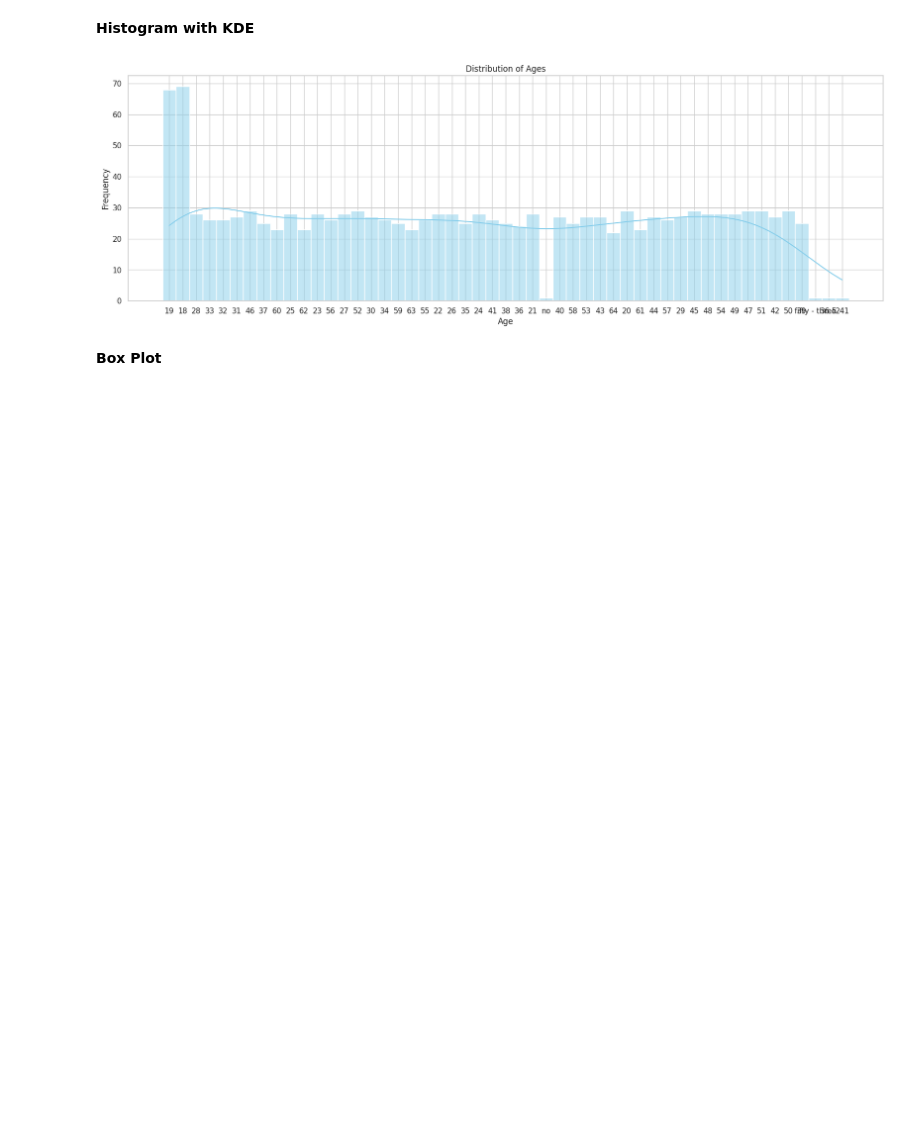
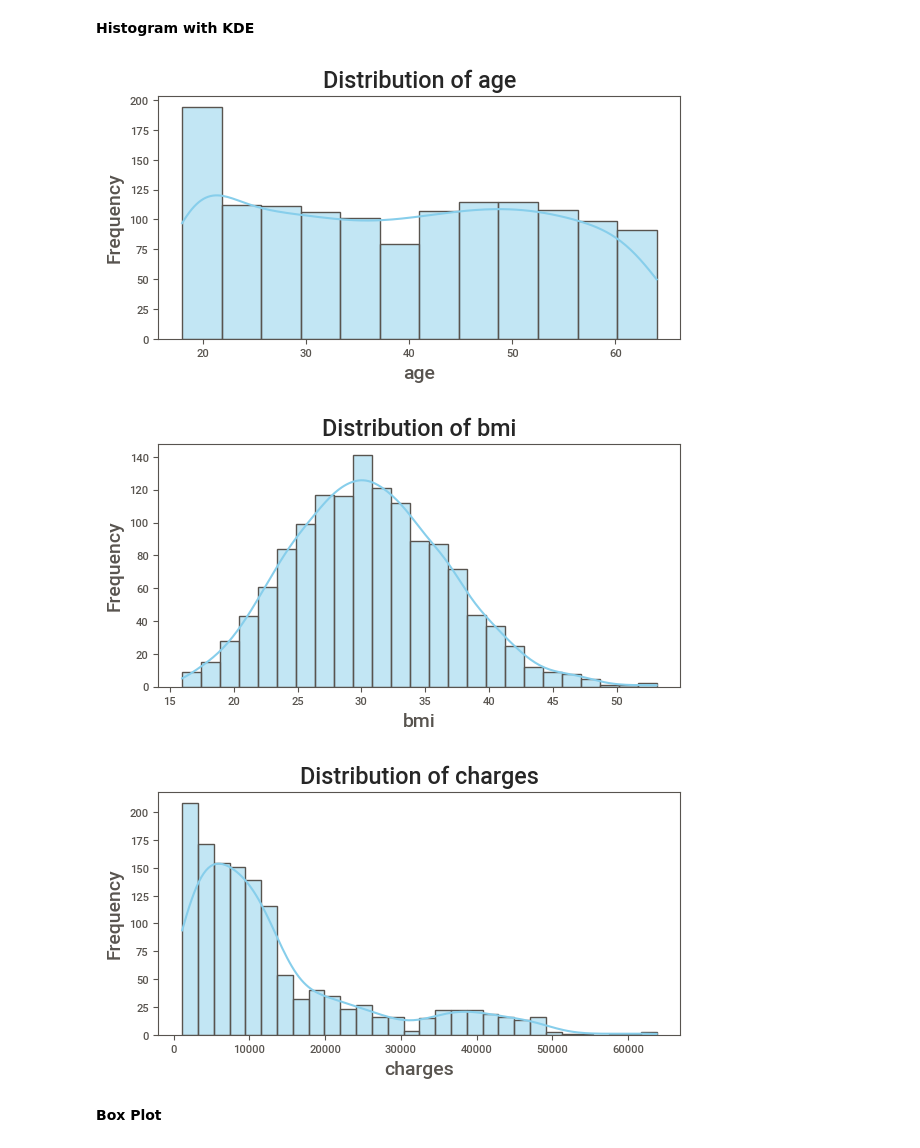
Before and after one commit to peyman886/Machine_Learning, a Jupyter notebook: Bahrak 1402-1/HomeWork/HW01/Machine_Learning_HW01.ipynb, the cells around one changed output. Drawn from its saved outputs; the diff is of its cells as text; code cells hidden in the pictures; blank space fills up the shorter version.

```diff
--- a/Bahrak 1402-1/HomeWork/HW01/Machine_Learning_HW01.ipynb
+++ b/Bahrak 1402-1/HomeWork/HW01/Machine_Learning_HW01.ipynb
@@ -180,3 +216,5 @@ print(insurance_data.describe())
 # %%
-# Count the unique values in the "sex" column
-print(insurance_data['sex'].value_counts())
+# Count the unique values in the categorical column
+for value in categorical_value:
+  print(insurance_data[value].value_counts())
+  print('\n\n')
@@ -201,0 +332,5 @@ An essential step in data cleaning is to check for validity. What is considered
+# %%
+# Count the unique values in the categorical column
+for value in categorical_value:
+  print(insurance_data[value].value_counts())
+  print('\n\n')
@@ -201,0 +380,5 @@ An essential step in data cleaning is to check for validity. What is considered
+# %%
+# Count the unique values in the categorical column
+for value in categorical_value:
+  print(insurance_data[value].value_counts())
+  print('\n\n')
@@ -201,0 +428,13 @@ An essential step in data cleaning is to check for validity. What is considered
+# %%
+#  identify which columns are impute with mode, mean, median
+mode_columns = ['sex', 'children', 'region']
+mean_columns = ['bmi']
+median_columns = ['age', 'charges']
+
+# Impute Missing Values
+insurance_data[mode_columns] = insurance_data[mode_columns].fillna(insurance_data[mode_columns].mode().iloc[0])
+insurance_data[mean_columns] = insurance_data[mean_columns].fillna(insurance_data[mean_columns].mean())
+insurance_data[median_columns] = insurance_data[median_columns].fillna(insurance_data[median_columns].median())
+
+# Verify the Result
+insurance_data.isna().sum()
@@ -266,14 +560,19 @@ import seaborn as sns
 # %% [markdown]
 **Histogram with KDE**
 # %%
-plt.figure(figsize=(20, 6))
-sns.histplot(insurance_data['age'], kde=True, color='skyblue')
-plt.xlabel('Age')
-plt.ylabel('Frequency')
-plt.title('Distribution of Ages')
-plt.show()
+# numeric_value = ['age', 'bmi', 'charges']
+for value in numeric_value:
+  plt.figure(figsize=(6, 3))
+  sns.histplot(insurance_data[value], kde=True, color='skyblue')
+  plt.xlabel(value)
+  plt.ylabel('Frequency')
+  plt.title('Distribution of '+value)
+  plt.show()
+  print()
 # %% [output]
-[figure, old version]
+[figure, new version]
+[figure, added]
+[figure, added]
 # %% [markdown]
 **Box Plot**
 # %%
```
Also changed, not shown: parts of 51 cells of this notebook.
